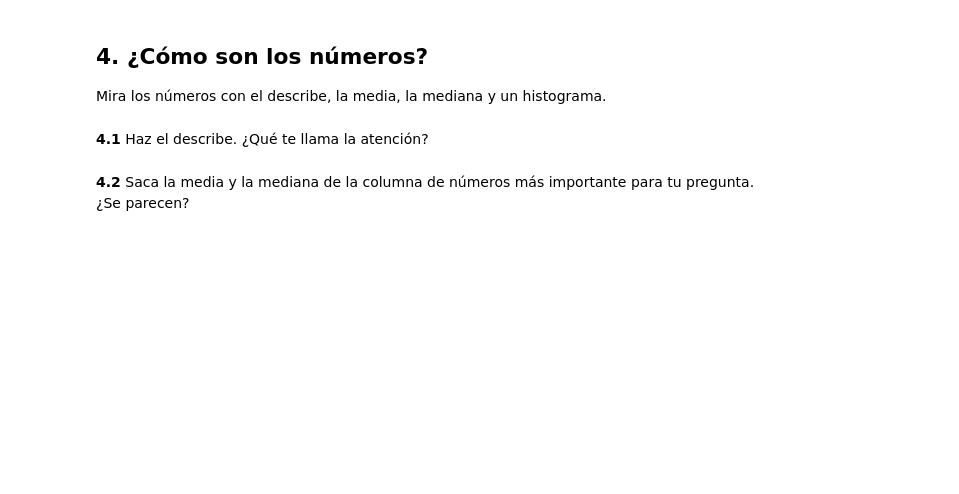
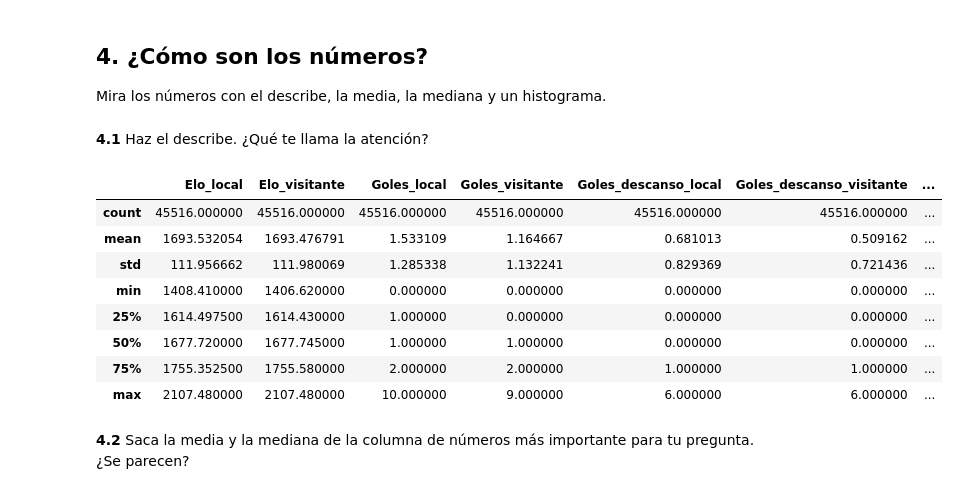
Before and after one commit to jormartinez109/PROYECTO-EDA-FUTBOL, a Jupyter notebook: eda.ipynb, the cells around one changed output. Saved outputs shown, nothing was run; the diff lists cells and outputs as text; code cells hidden in the pictures; blank space fills up the shorter version.

```diff
--- a/eda.ipynb
+++ b/eda.ipynb
@@ -83,5 +305,18 @@ Lo que he visto y lo que he decidido:
 Mira los números con el describe, la media, la mediana y un histograma.
 # %% [markdown]
 **4.1** Haz el describe. ¿Qué te llama la atención?
+# %%
+
+df.describe()
+# %% [output]
+|  | Elo_local | Elo_visitante | Goles_local | Goles_visitante | Goles_descanso_local | Goles_descanso_visitante | ... |
+| count | 45516.000000 | 45516.000000 | 45516.000000 | 45516.000000 | 45516.000000 | 45516.000000 | ... |
+| mean | 1693.532054 | 1693.476791 | 1.533109 | 1.164667 | 0.681013 | 0.509162 | ... |
+| std | 111.956662 | 111.980069 | 1.285338 | 1.132241 | 0.829369 | 0.721436 | ... |
+| min | 1408.410000 | 1406.620000 | 0.000000 | 0.000000 | 0.000000 | 0.000000 | ... |
+| 25% | 1614.497500 | 1614.430000 | 1.000000 | 0.000000 | 0.000000 | 0.000000 | ... |
+| 50% | 1677.720000 | 1677.745000 | 1.000000 | 1.000000 | 0.000000 | 0.000000 | ... |
+| 75% | 1755.352500 | 1755.580000 | 2.000000 | 2.000000 | 1.000000 | 1.000000 | ... |
+| max | 2107.480000 | 2107.480000 | 10.000000 | 9.000000 | 6.000000 | 6.000000 | ... |
 # %% [markdown]
 **4.2** Saca la media y la mediana de la columna de números más importante para tu pregunta. ¿Se parecen?
```
Also changed, not shown: parts of 19 cells of this notebook.
